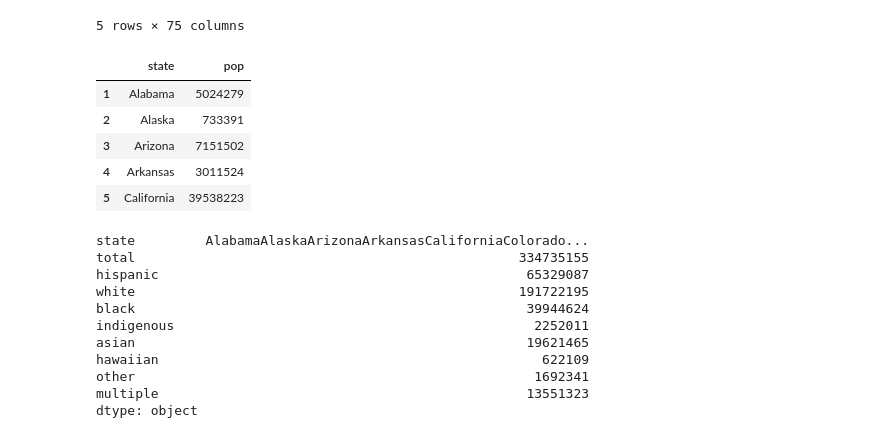
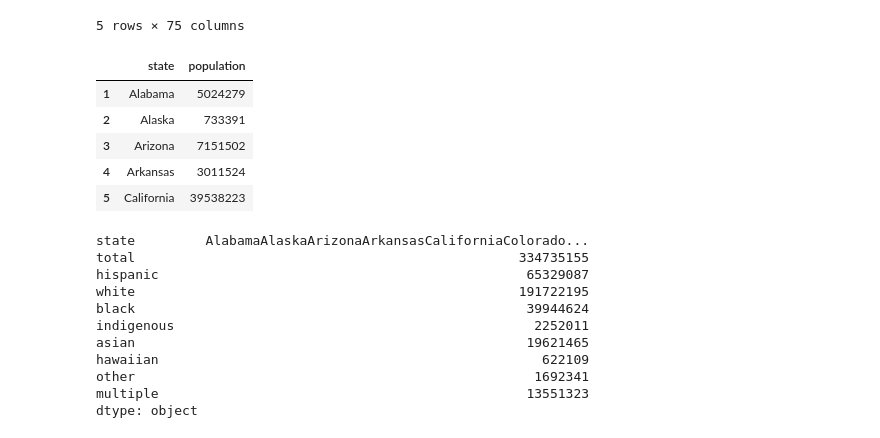
Before and after one commit to isabelle-sanford/senate-analysis, a Jupyter notebook: react_data_analysis/analysis_v0.ipynb, the cells around one changed output. Drawn from its saved outputs; the diff is of its cells as text; code cells hidden in the pictures.

```diff
--- a/react_data_analysis/analysis_v0.ipynb
+++ b/react_data_analysis/analysis_v0.ipynb
@@ -15,11 +15,11 @@ census_data_init.iloc[1:].head()
 5 rows × 75 columns
 # %%
 just_pop = census_data_init.iloc[1:].filter(items=['NAME', 'P2_001N'])
-just_pop = just_pop.rename(columns={'NAME': 'state', 'P2_001N': 'pop'})
+just_pop = just_pop.rename(columns={'NAME': 'state', 'P2_001N': 'population'})
 just_pop.to_csv('census20pop.csv')
 just_pop.head()
 # %% [output]
-|  | state | pop |
+|  | state | population |
 | 1 | Alabama | 5024279 |
 | 2 | Alaska | 733391 |
 | 3 | Arizona | 7151502 |
```
Also changed, not shown: parts of 3 cells of this notebook, 7 other files.
